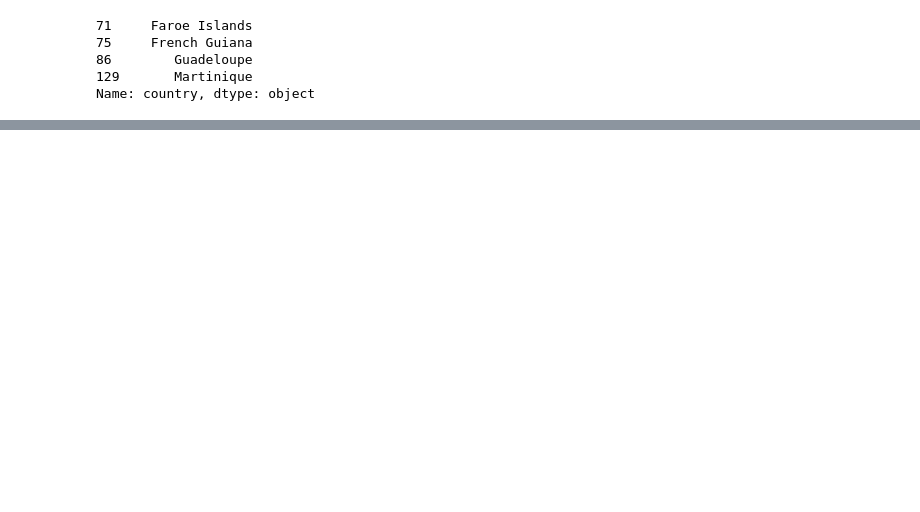
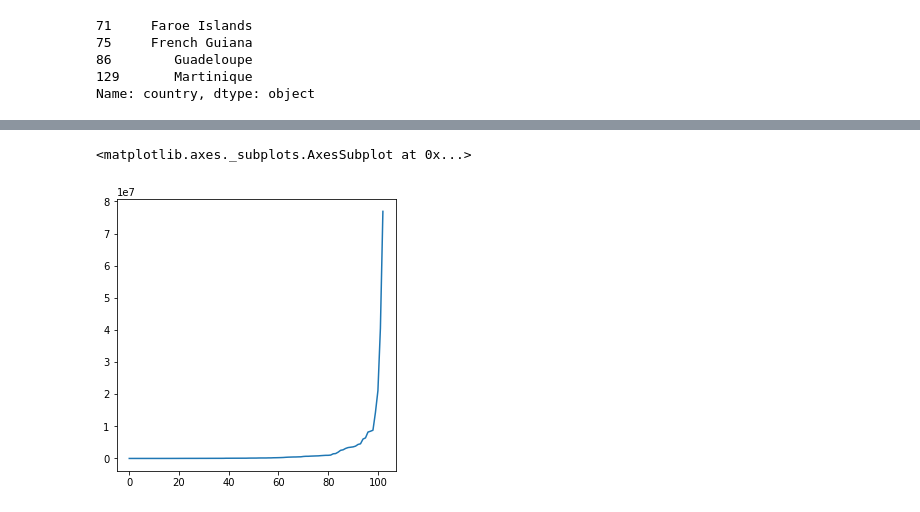
Before and after one commit to hitallocavas/covid-19-data-analysis, a Jupyter notebook: covid_19_analisys.ipynb, the cells around one changed output, grey strips where cells are left out. Saved outputs shown, nothing was run; the diff lists cells and outputs as text; code cells hidden in the pictures; blank space fills up the shorter version.

Commit message:
Adicionando predição de total de vacinações

```diff
--- a/covid_19_analisys.ipynb
+++ b/covid_19_analisys.ipynb
@@ -2484,0 +2516,5 @@ Acredita-se que isto seja devido ao PIB per capita ser muito complexo para preve
+# %%
+country_profiles_vaccination['total_vaccinations'].sort_values().reset_index(drop=True).plot()
+# %% [output]
+<matplotlib.axes._subplots.AxesSubplot at 0x...>
+[figure, added]
```
Also changed, not shown: parts of 35 cells of this notebook.
